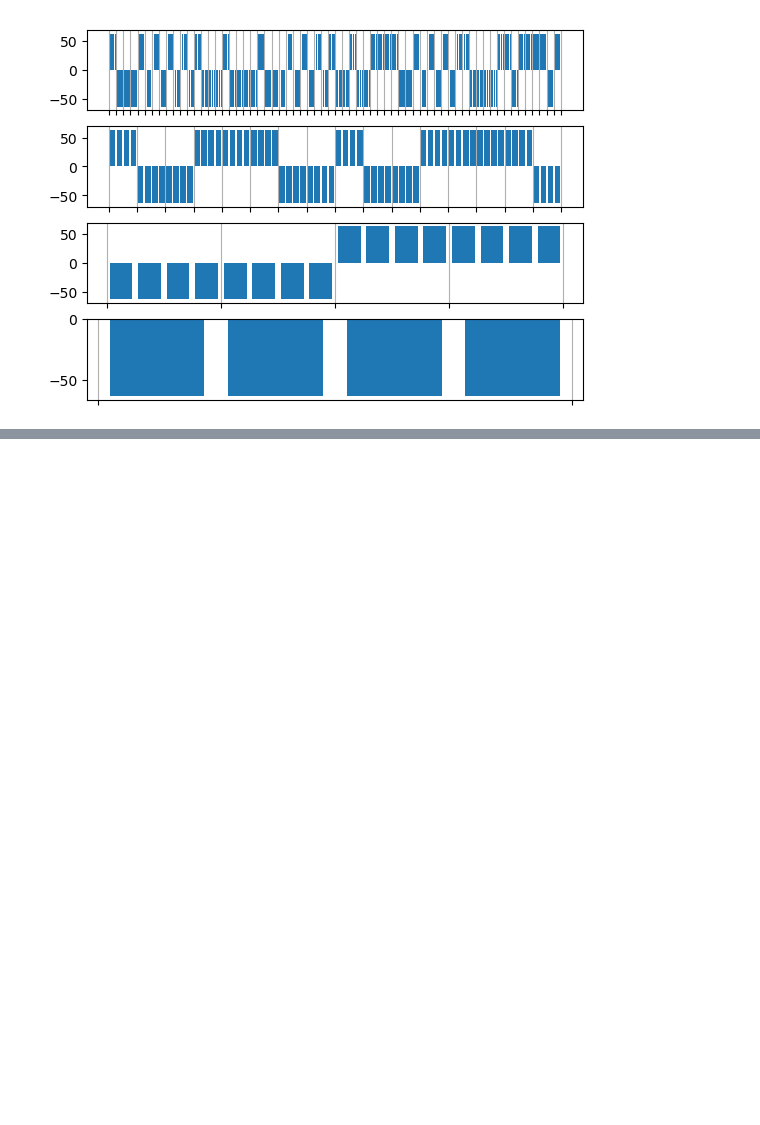
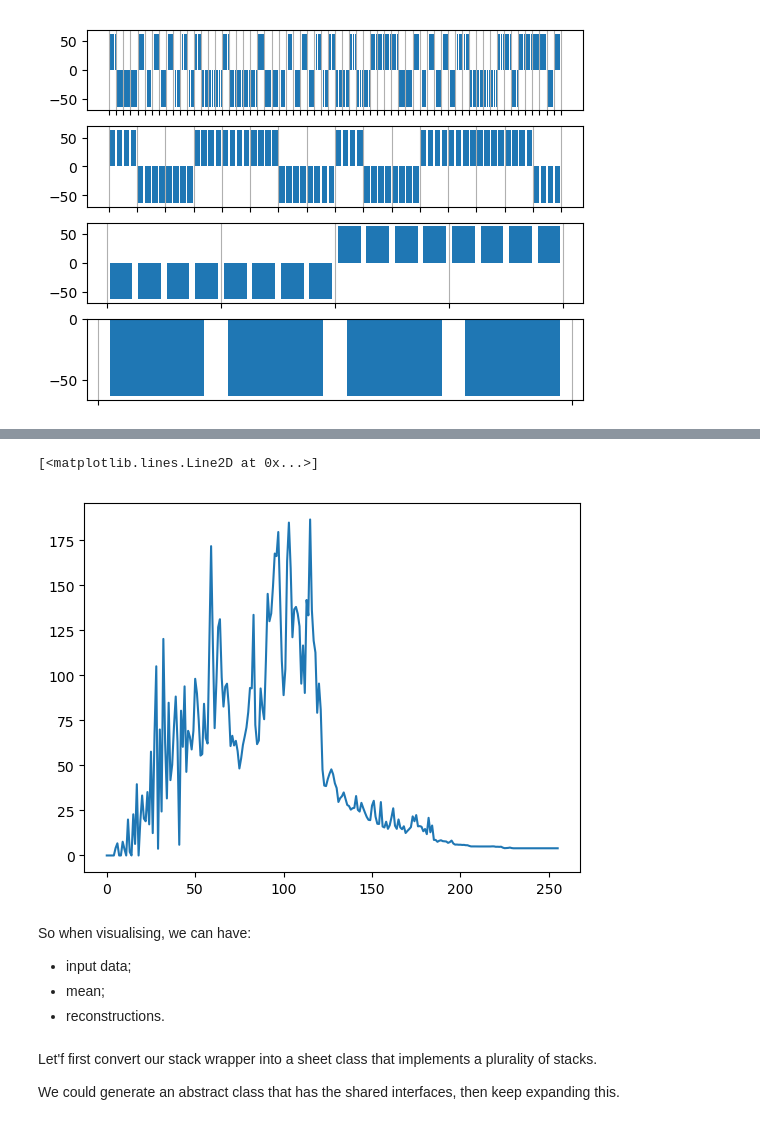
Before and after one commit to benhoyle/var_processor, a Jupyter notebook: 2020-05-02 - Stack Development.ipynb, the cells around one changed output, grey strips where cells are left out. Cells and saved outputs as stored; diff of their text form; code cells hidden in the pictures; blank space fills up the shorter version.

```diff
--- a/2020-05-02 - Stack Development.ipynb
+++ b/2020-05-02 - Stack Development.ipynb
@@ -104,0 +130,14 @@ plt.show()
+# %%
+plt.plot(sensor.mean)
+# %% [output]
+[<matplotlib.lines.Line2D at 0x...>]
+[figure, added]
+# %% [markdown]
+So when visualising, we can have:
+* input data;
+* mean;
+* reconstructions.
+# %% [markdown]
+Let'f first convert our stack wrapper into a sheet class that implements a plurality of stacks.
+
+We could generate an abstract class that has the shared interfaces, then keep expanding this.
```
Also changed, not shown: parts of 15 cells of this notebook, 3 other files.
